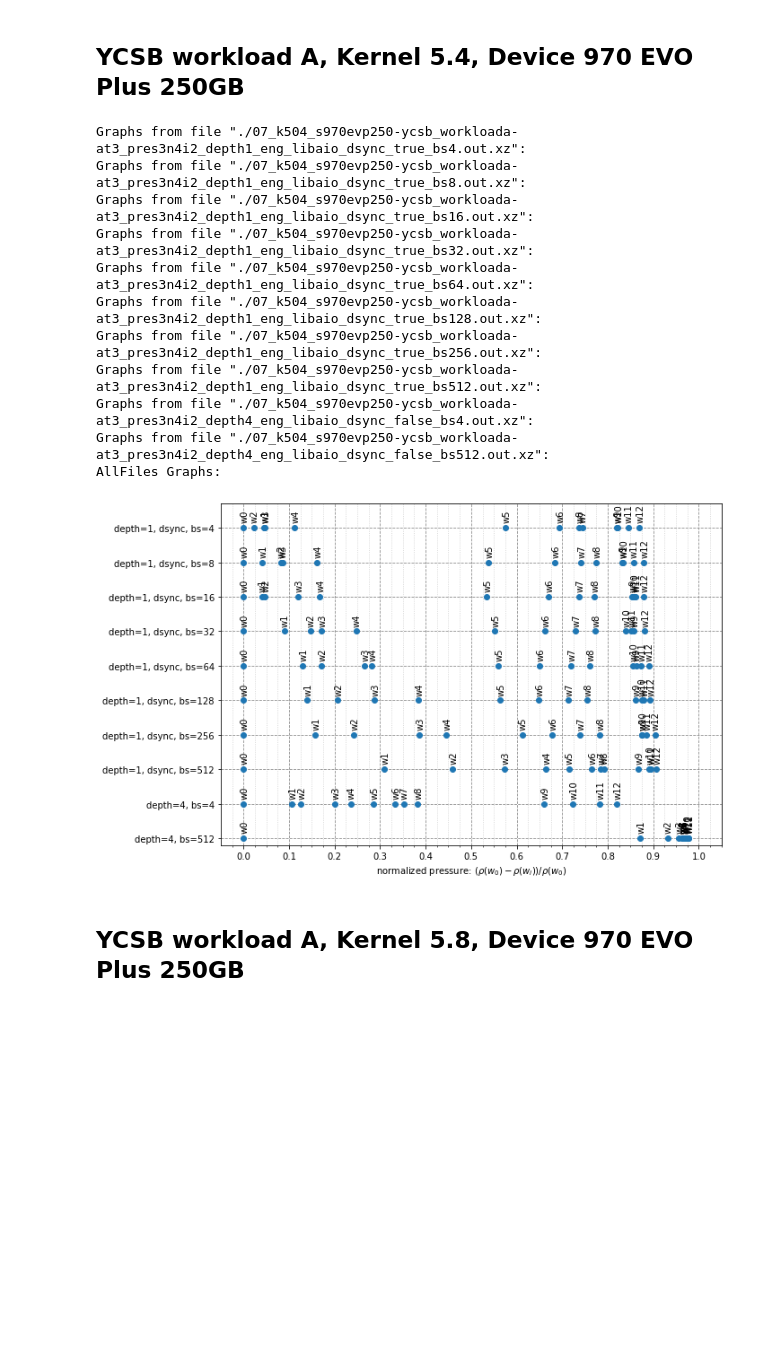
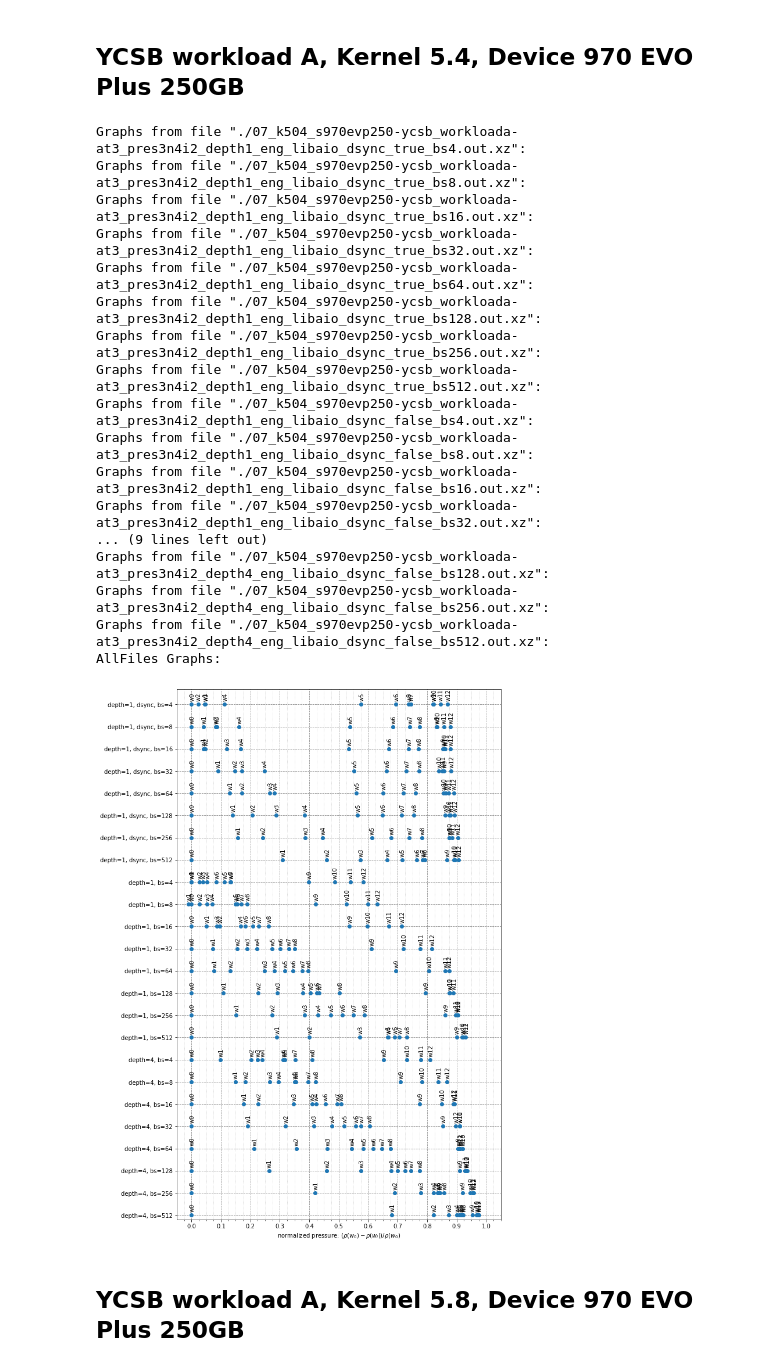
Before and after one commit to alange0001/rocksdb_test, a Jupyter notebook: plot/exp_db3/pressure3/pressure3.ipynb, the cells around one changed output. Cells and saved outputs as stored; diff of their text form; code cells hidden in the pictures; blank space fills up the shorter version.

```diff
--- a/plot/exp_db3/pressure3/pressure3.ipynb
+++ b/plot/exp_db3/pressure3/pressure3.ipynb
@@ -62,21 +63,28 @@ Concurrent Workloads (at3_script): ./07_k504_s970evp250-ycsb_workloada-at3_pres3
 ## YCSB workload A, Kernel 5.4, Device 970 EVO Plus 250GB
 # %%
 k, d, w = 'k504', 's970evp250', 'workloada'
-files = plot.getFiles(exp_dir, str_filter=f'07_{k}_{d}-ycsb_{w}-at3_pres3n4i2')
+files = plot.getFiles(exp_dir, list_filter=[f'07_{k}_{d}-ycsb_{w}-at3_pres3n4i2', 'dsync_true']) \
+      + plot.getFiles(exp_dir, list_filter=[f'07_{k}_{d}-ycsb_{w}-at3_pres3n4i2', 'dsync_false'])
 plot.plotFiles(files, options, allfiles=f'{exp_dir}/07_{k}_{d}-ycsb_{w}-at3_pres3n4i2_all')
 # %% [output]
 Graphs from file "./07_k504_s970evp250-ycsb_workloada-at3_pres3n4i2_depth1_eng_libaio_dsync_true_bs4.out.xz":
 Graphs from file "./07_k504_s970evp250-ycsb_workloada-at3_pres3n4i2_depth1_eng_libaio_dsync_true_bs8.out.xz":
 Graphs from file "./07_k504_s970evp250-ycsb_workloada-at3_pres3n4i2_depth1_eng_libaio_dsync_true_bs16.out.xz":
 Graphs from file "./07_k504_s970evp250-ycsb_workloada-at3_pres3n4i2_depth1_eng_libaio_dsync_true_bs32.out.xz":
 Graphs from file "./07_k504_s970evp250-ycsb_workloada-at3_pres3n4i2_depth1_eng_libaio_dsync_true_bs64.out.xz":
 Graphs from file "./07_k504_s970evp250-ycsb_workloada-at3_pres3n4i2_depth1_eng_libaio_dsync_true_bs128.out.xz":
 Graphs from file "./07_k504_s970evp250-ycsb_workloada-at3_pres3n4i2_depth1_eng_libaio_dsync_true_bs256.out.xz":
 Graphs from file "./07_k504_s970evp250-ycsb_workloada-at3_pres3n4i2_depth1_eng_libaio_dsync_true_bs512.out.xz":
-Graphs from file "./07_k504_s970evp250-ycsb_workloada-at3_pres3n4i2_depth4_eng_libaio_dsync_false_bs4.out.xz":
+Graphs from file "./07_k504_s970evp250-ycsb_workloada-at3_pres3n4i2_depth1_eng_libaio_dsync_false_bs4.out.xz":
+Graphs from file "./07_k504_s970evp250-ycsb_workloada-at3_pres3n4i2_depth1_eng_libaio_dsync_false_bs8.out.xz":
+Graphs from file "./07_k504_s970evp250-ycsb_workloada-at3_pres3n4i2_depth1_eng_libaio_dsync_false_bs16.out.xz":
+Graphs from file "./07_k504_s970evp250-ycsb_workloada-at3_pres3n4i2_depth1_eng_libaio_dsync_false_bs32.out.xz":
+... (9 lines left out)
+Graphs from file "./07_k504_s970evp250-ycsb_workloada-at3_pres3n4i2_depth4_eng_libaio_dsync_false_bs128.out.xz":
+Graphs from file "./07_k504_s970evp250-ycsb_workloada-at3_pres3n4i2_depth4_eng_libaio_dsync_false_bs256.out.xz":
 Graphs from file "./07_k504_s970evp250-ycsb_workloada-at3_pres3n4i2_depth4_eng_libaio_dsync_false_bs512.out.xz":
 AllFiles Graphs:
-[figure, old version]
+[figure, new version]
 # %% [markdown]
 ## YCSB workload A, Kernel 5.8, Device 970 EVO Plus 250GB
 # %%
```
Also changed, not shown: parts of 9 cells of this notebook, 16 other files.
